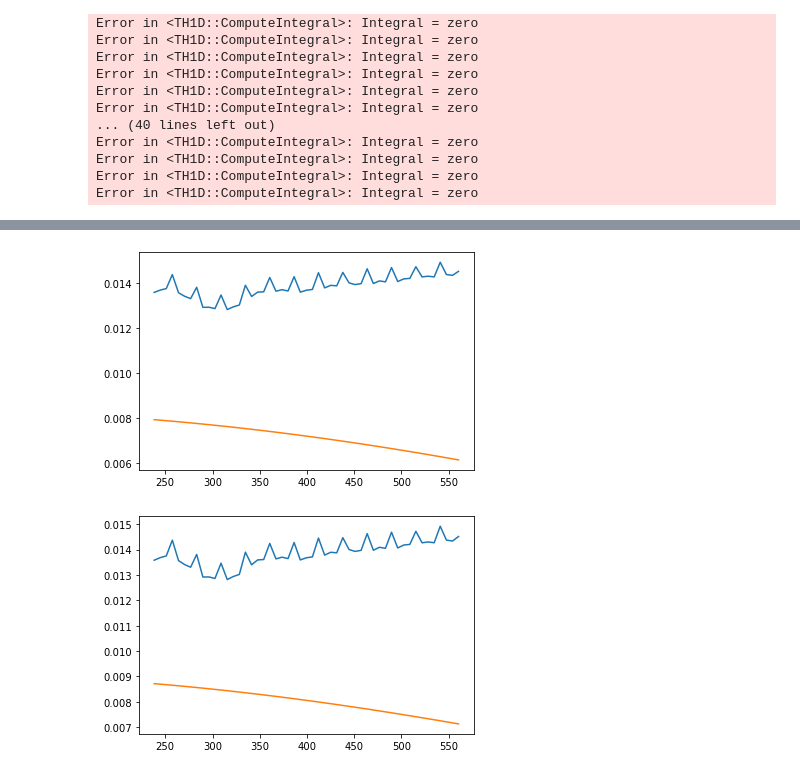
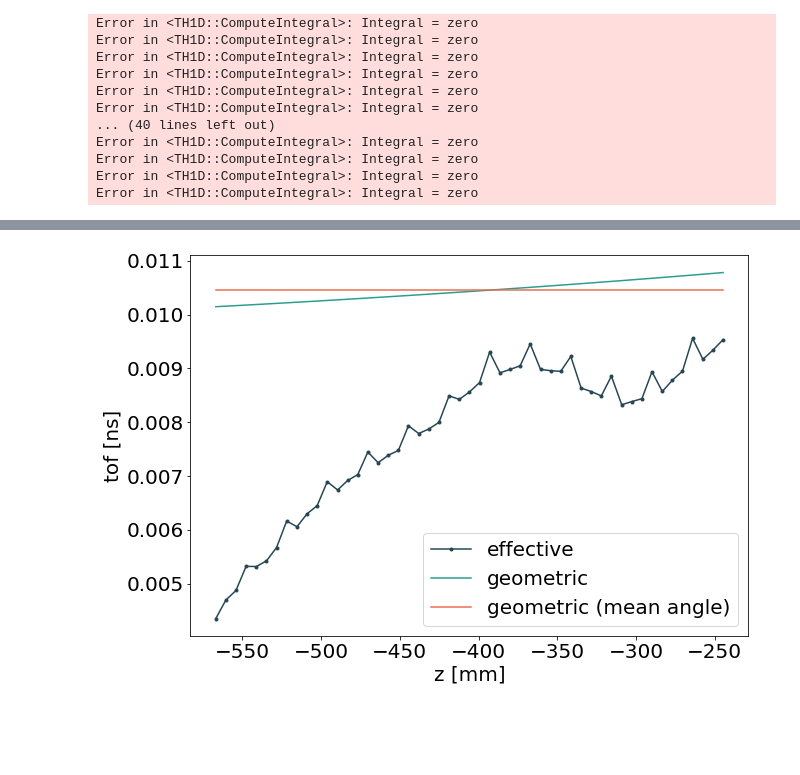
Before and after one commit to maximilianKoeper/melp, a Jupyter notebook: jupyter-notbooks/taft_v2-global_correction_z-Copy2.ipynb, the cells around one changed output, grey strips where cells are left out. Cells and saved outputs as stored; diff of their text form; code cells hidden in the pictures; blank space fills up the shorter version.

```diff
--- a/jupyter-notbooks/taft_v2-global_correction_z-Copy2.ipynb
+++ b/jupyter-notbooks/taft_v2-global_correction_z-Copy2.ipynb
@@ -11,4 +11,9 @@ import matplotlib.pyplot as plt
 # %%
 from melp import Detector
 import melp.taft
+
+import matplotlib as mpl
+mpl.rcParams['axes.prop_cycle'] = mpl.cycler(color=["264653","2a9d8f","e76f51","e9c46a"])
+# https://coolors.co/palettes/popular
+plt.rcParams.update({'font.size': 20})
 #from melp.taft import get_median_from_hist, read_histo, select
@@ -36,7 +39,7 @@ melp.taft.select(mu3e_detector)
 # %%
 histogram = melp.taft.read_histo('/run/media/maximilian/Volume/merged.root')
 # %%
-station_test = 300000
+station_test = 200000
 # %%
 time_of_flight_arr = []
 
@@ -114,24 +101,20 @@ with $\alpha(z) \approx \left(\frac{25^\circ}{328.8cm} * z\right) * \frac{\pi}{1
-# %%
-plt.plot(pos,mean)
-
-tof_corr = []
-for z in pos_z:
-    #tof_corr.append(melp.taft.tof_z_graf(z)-0.02)
-    tof_corr.append(-melp.taft.tof_z_new(z))#-0.00267)
-
-plt.plot(pos, tof_corr)
-plt.show()
-# %% [output]
-[figure, removed]
 # %%
-plt.plot(pos,mean)
+fig = plt.figure(figsize=(10, 7))
+
+plt.plot(pos, abs(np.asarray(mean)), marker=".", label="effective")
 
 tof_corr = []
+alpha = []
 for z in pos_z:
-    #tof_corr.append(melp.taft.tof_z_graf(z)-0.02)
-    tof_corr.append(melp.taft.tof_z_new_better(z))
+    tof_corr.append(melp.taft.tof_z_graf(z))#-0.02)
+    alpha.append((melp.taft.alpha_from_z(z[2])/(np.pi))*180)
+    #of_corr.append(melp.taft.tof_z_new_better(z))
 
-plt.plot(pos, tof_corr)
+plt.plot(pos, np.asarray(tof_corr), label="geometric")
+plt.plot(pos, np.full((51),0.010448), label="geometric (mean angle)")
+plt.legend()
+plt.ylabel("tof [ns]")
+plt.xlabel("z [mm]")
 plt.show()
 # %% [output]
-[figure, old version]
+[figure, new version]
```
Also changed, not shown: parts of 5 cells of this notebook, 5 other files.
